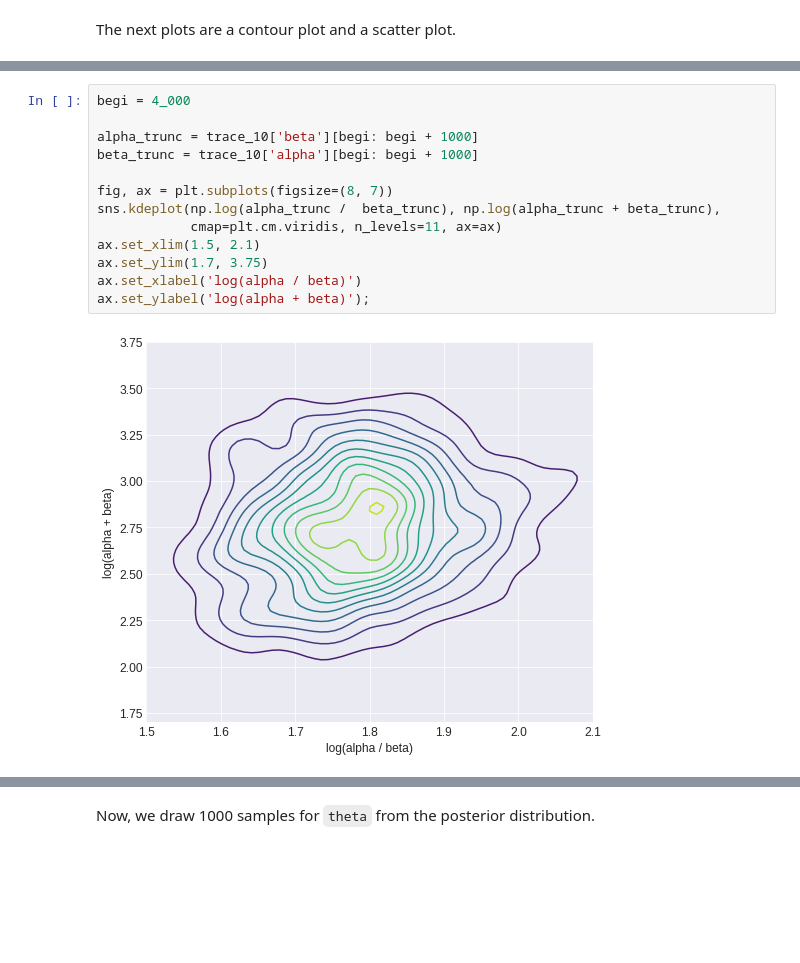
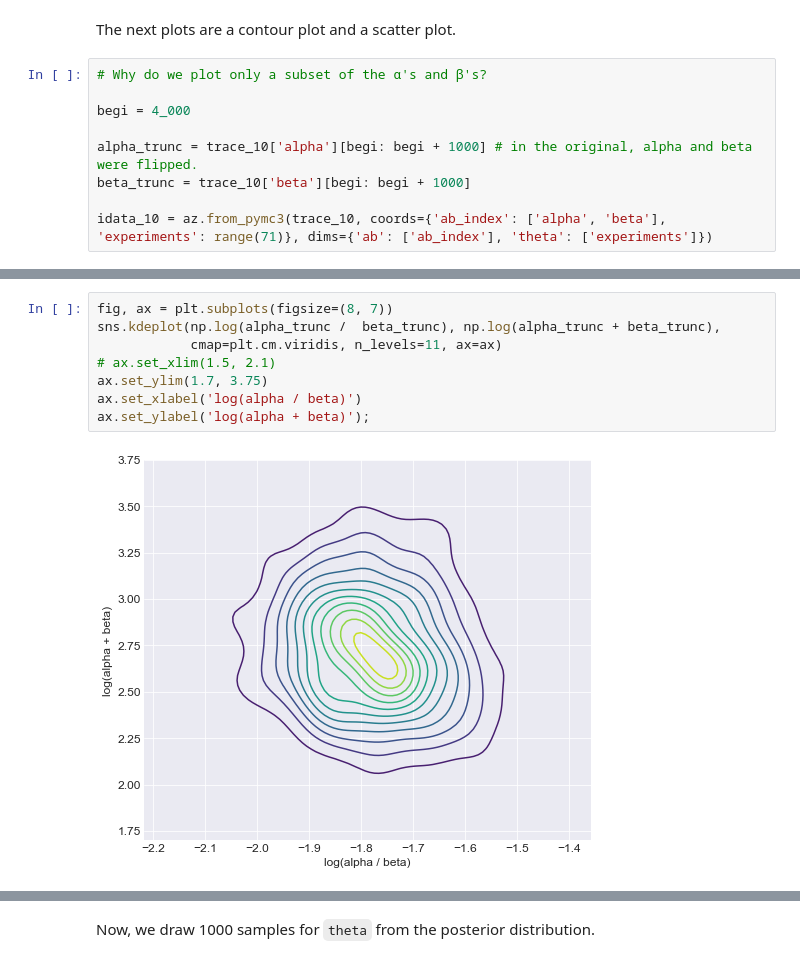
Before and after one commit to pymc-devs/pymc-resources, a Jupyter notebook: BDA3/chap_05.ipynb, the cells around one changed output, grey strips where cells are left out. Saved outputs shown, nothing was run; the diff lists cells and outputs as text; blank space fills up the shorter version.

```diff
--- a/BDA3/chap_05.ipynb
+++ b/BDA3/chap_05.ipynb
@@ -152,2 +156,11 @@ Better, don't you think? And they are closer to the value $(\alpha, \beta) = (2.
 # %% [markdown]
 The next plots are a contour plot and a scatter plot.
+# %%
+# Why do we plot only a subset of the α's and β's?
+
+begi = 4_000
+
+alpha_trunc = trace_10['alpha'][begi: begi + 1000] # in the original, alpha and beta were flipped.
+beta_trunc = trace_10['beta'][begi: begi + 1000]
+
+idata_10 = az.from_pymc3(trace_10, coords={'ab_index': ['alpha', 'beta'], 'experiments': range(71)}, dims={'ab': ['ab_index'], 'theta': ['experiments']})
@@ -154,15 +192,10 @@ The next plots are a contour plot and a scatter plot.
 # %%
-begi = 4_000
-
-alpha_trunc = trace_10['beta'][begi: begi + 1000]
-beta_trunc = trace_10['alpha'][begi: begi + 1000]
-
 fig, ax = plt.subplots(figsize=(8, 7))
 sns.kdeplot(np.log(alpha_trunc /  beta_trunc), np.log(alpha_trunc + beta_trunc),
             cmap=plt.cm.viridis, n_levels=11, ax=ax)
-ax.set_xlim(1.5, 2.1)
+# ax.set_xlim(1.5, 2.1)
 ax.set_ylim(1.7, 3.75)
 ax.set_xlabel('log(alpha / beta)')
 ax.set_ylabel('log(alpha + beta)');
 # %% [output]
-[figure, old version]
+[figure, new version]
```
Also changed, not shown: parts of 21 cells of this notebook.
